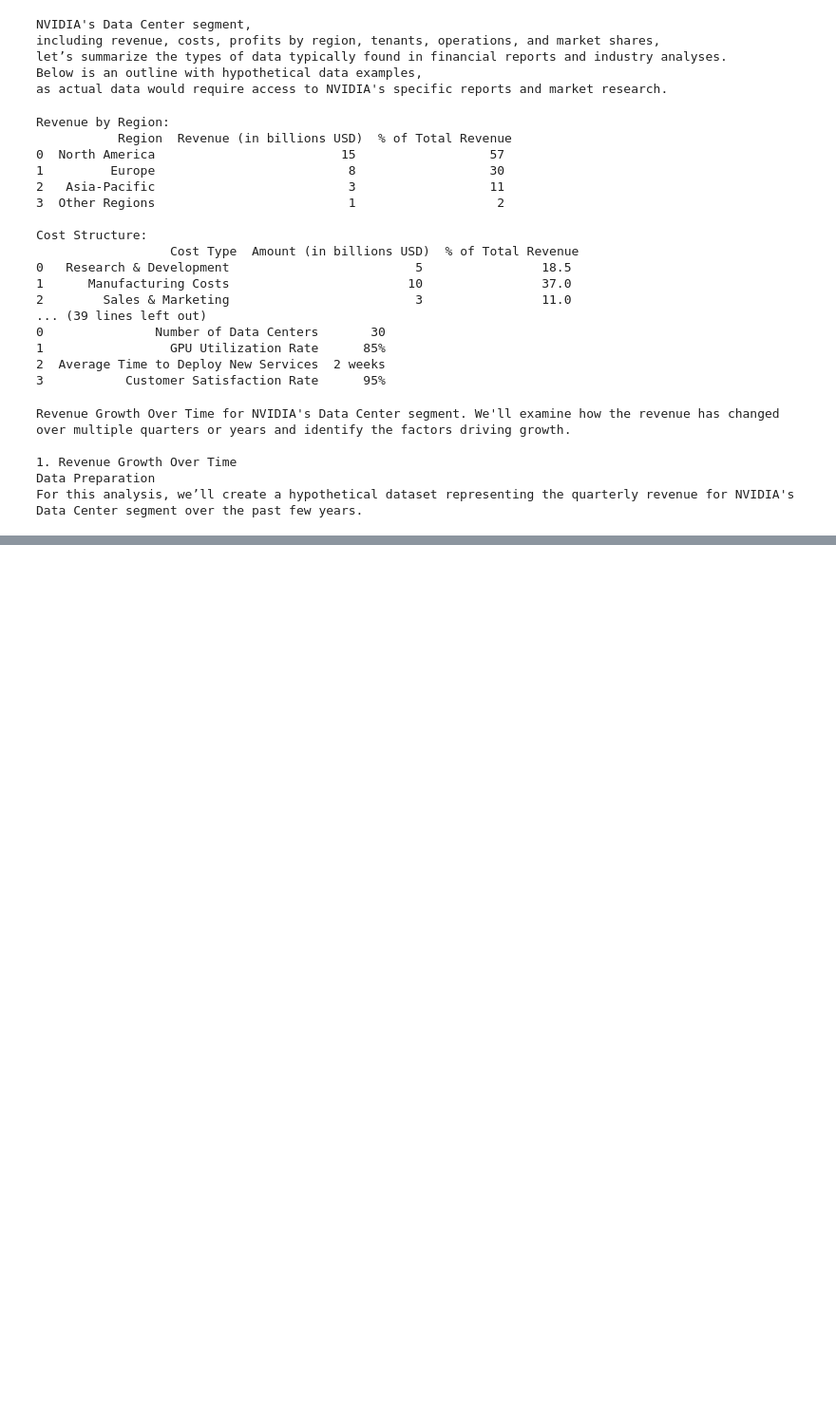
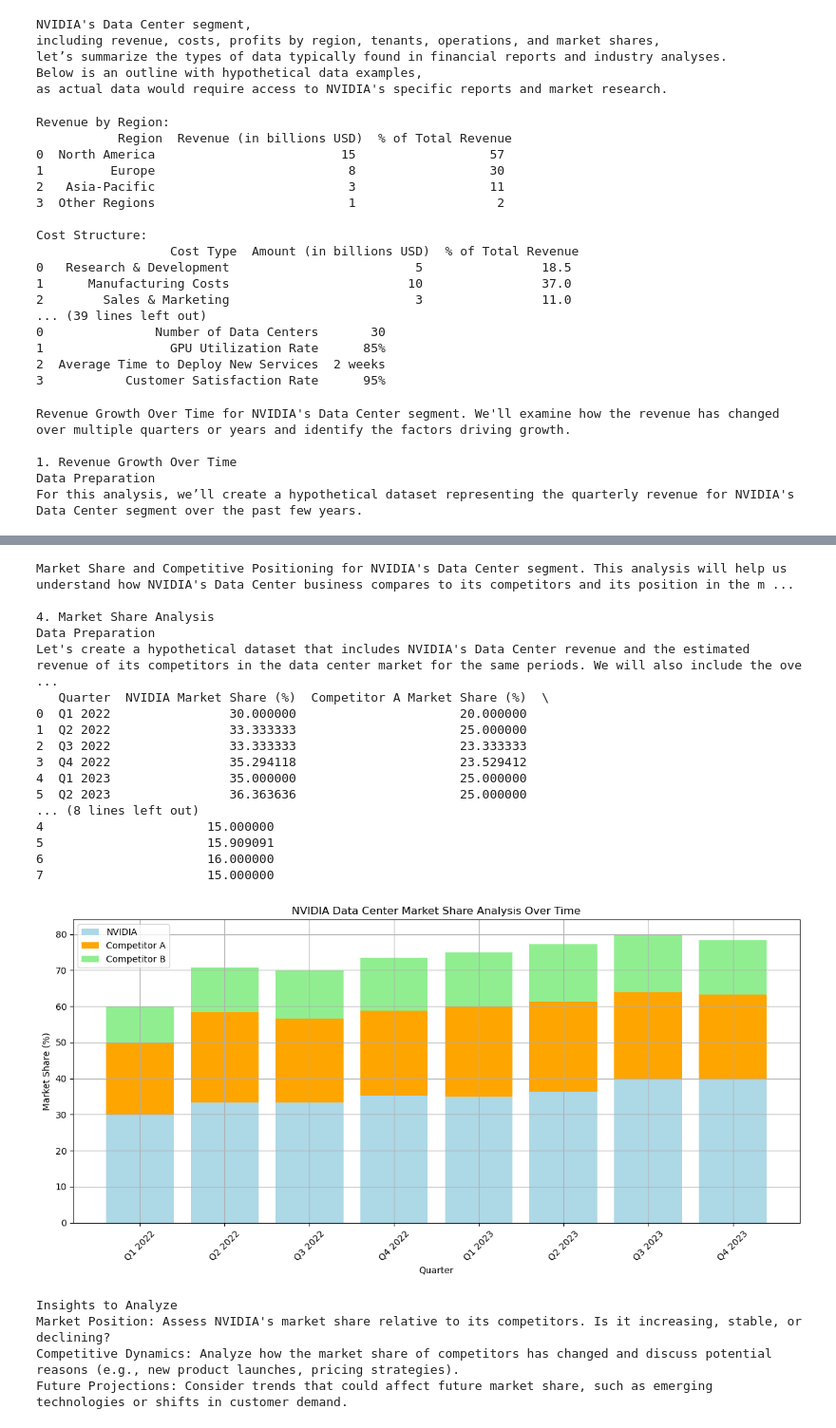
Before and after one commit to heythatwho/Data-Projects, a Jupyter notebook: Nvidia business Analysis.ipynb, the cells around one changed output, grey strips where cells are left out. Shown at 95% size. Drawn from its saved outputs; the diff is of its cells as text; code cells hidden in the pictures; blank space fills up the shorter version.

```diff
--- a/Nvidia business Analysis.ipynb
+++ b/Nvidia business Analysis.ipynb
@@ -670,0 +814,73 @@ plt.show()
+# %%
+print("""Market Share and Competitive Positioning for NVIDIA's Data Center segment. This analysis will help us understand how NVIDIA's Data Center business compares to its competitors and its position in the market.
+
+4. Market Share Analysis
+Data Preparation
+Let's create a hypothetical dataset that includes NVIDIA's Data Center revenue and the estimated revenue of its competitors in the data center market for the same periods. We will also include the overall market size to calculate market shares.""")
+
+# Hypothetical market share data for NVIDIA and its competitors
+market_data = {
+    'Quarter': ['Q1 2022', 'Q2 2022', 'Q3 2022', 'Q4 2022',
+                'Q1 2023', 'Q2 2023', 'Q3 2023', 'Q4 2023'],
+    'NVIDIA Revenue (in billions USD)': [3, 4, 5, 6, 7, 8, 10, 12],
+    'Competitor A Revenue (in billions USD)': [2, 3, 3.5, 4, 5, 5.5, 6, 7],
+    'Competitor B Revenue (in billions USD)': [1, 1.5, 2, 2.5, 3, 3.5, 4, 4.5],
+    'Overall Market Size (in billions USD)': [10, 12, 15, 17, 20, 22, 25, 30]
+}
+
+# Create a DataFrame for market share data
+df_market_share = pd.DataFrame(market_data)
+
+# Calculate market share for NVIDIA and competitors
+df_market_share['NVIDIA Market Share (%)'] = (df_market_share['NVIDIA Revenue (in billions USD)'] / df_market_share['Overall Market Size (in billions USD)']) * 100
+df_market_share['Competitor A Market Share (%)'] = (df_market_share['Competitor A Revenue (in billions USD)'] / df_market_share['Overall Market Size (in billions USD)']) * 100
+df_market_share['Competitor B Market Share (%)'] = (df_market_share['Competitor B Revenue (in billions USD)'] / df_market_share['Overall Market Size (in billions USD)']) * 100
+
+# Display the DataFrame
+print(df_market_share[['Quarter', 'NVIDIA Market Share (%)', 'Competitor A Market Share (%)', 'Competitor B Market Share (%)']])
+
+# Plotting the market shares over time
+plt.figure(figsize=(12, 6))
+plt.bar(df_market_share['Quarter'], df_market_share['NVIDIA Market Share (%)'], label='NVIDIA', color='lightblue')
+plt.bar(df_market_share['Quarter'], df_market_share['Competitor A Market Share (%)'],
+         bottom=df_market_share['NVIDIA Market Share (%)'], label='Competitor A', color='orange')
+plt.bar(df_market_share['Quarter'], df_market_share['Competitor B Market Share (%)'],
+         bottom=df_market_share['NVIDIA Market Share (%)'] + df_market_share['Competitor A Market Share (%)'],
+         label='Competitor B', color='lightgreen')
+
+plt.title('NVIDIA Data Center Market Share Analysis Over Time')
+plt.xlabel('Quarter')
+plt.ylabel('Market Share (%)')
+plt.legend()
+plt.grid()
+plt.xticks(rotation=45)
+plt.tight_layout()
+plt.show()
+
+print("""Insights to Analyze
+Market Position: Assess NVIDIA's market share relative to its competitors. Is it increasing, stable, or declining?
+Competitive Dynamics: Analyze how the market share of competitors has changed and discuss potential reasons (e.g., new product launches, pricing strategies).
+Future Projections: Consider trends that could affect future market share, such as emerging technologies or shifts in customer demand.""")
+# %% [output]
+Market Share and Competitive Positioning for NVIDIA's Data Center segment. This analysis will help us understand how NVIDIA's Data Center business compares to its competitors and its position in the m ...
+
+4. Market Share Analysis
+Data Preparation
+Let's create a hypothetical dataset that includes NVIDIA's Data Center revenue and the estimated revenue of its competitors in the data center market for the same periods. We will also include the ove ...
+   Quarter  NVIDIA Market Share (%)  Competitor A Market Share (%)  \
+0  Q1 2022                30.000000                      20.000000
+1  Q2 2022                33.333333                      25.000000
+2  Q3 2022                33.333333                      23.333333
+3  Q4 2022                35.294118                      23.529412
+4  Q1 2023                35.000000                      25.000000
+5  Q2 2023                36.363636                      25.000000
+... (8 lines left out)
+4                      15.000000
+5                      15.909091
+6                      16.000000
+7                      15.000000
+[figure, added]
+Insights to Analyze
+Market Position: Assess NVIDIA's market share relative to its competitors. Is it increasing, stable, or declining?
+Competitive Dynamics: Analyze how the market share of competitors has changed and discuss potential reasons (e.g., new product launches, pricing strategies).
+Future Projections: Consider trends that could affect future market share, such as emerging technologies or shifts in customer demand.
```
Also changed, not shown: parts of 6 cells of this notebook.
